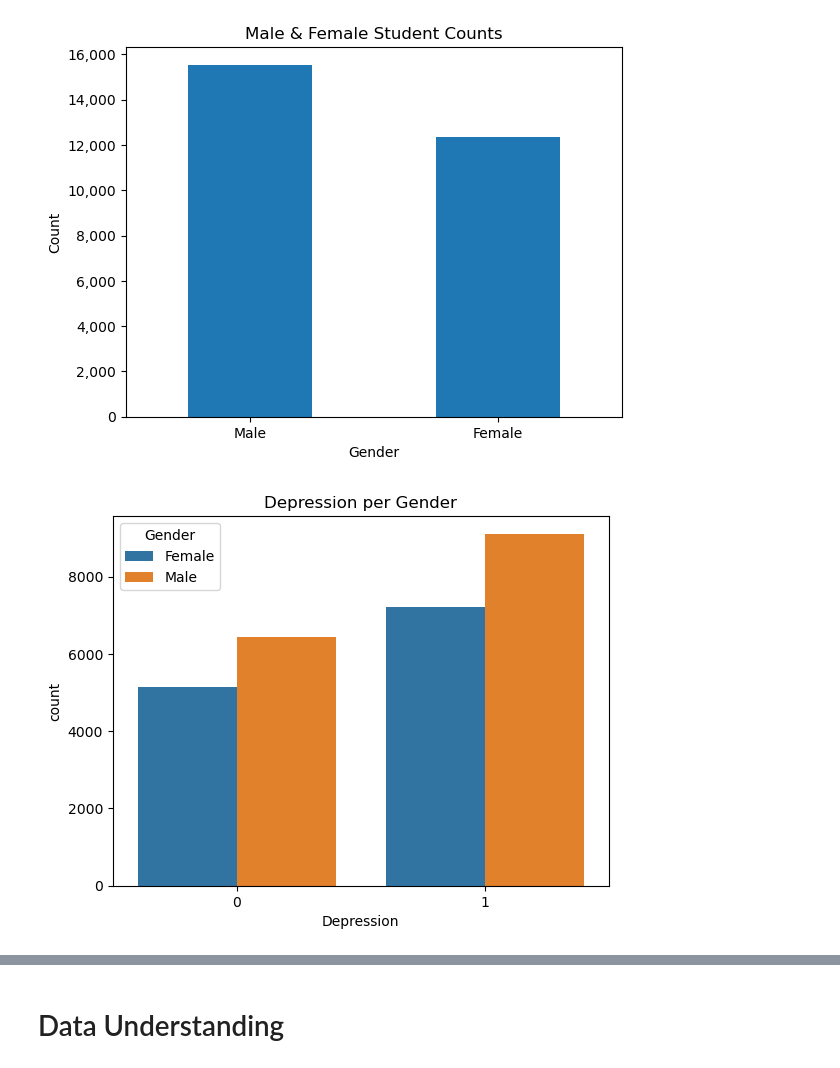
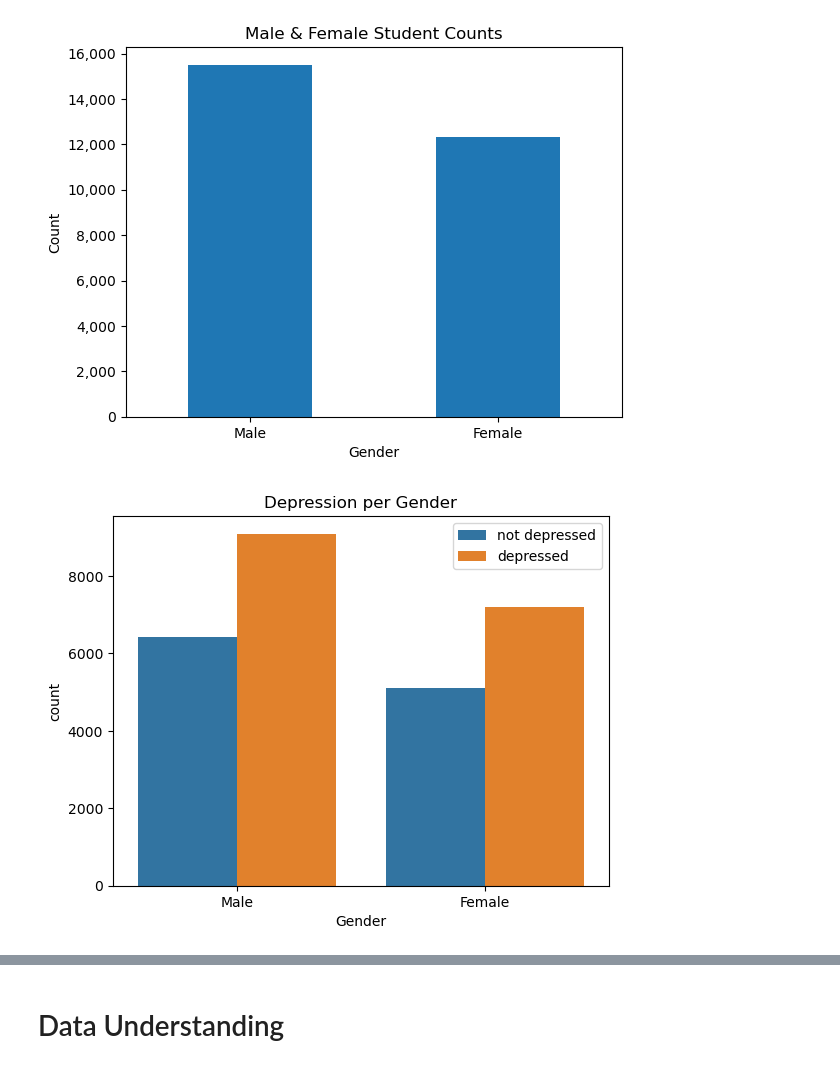
Before and after one commit to Djohnson1313/predicting_student_depression, a Jupyter notebook: predicting_student_depression.ipynb, the cells around one changed output, grey strips where cells are left out. Cells and saved outputs as stored; diff of their text form; code cells hidden in the pictures.

Commit message:
data dist

```diff
--- a/predicting_student_depression.ipynb
+++ b/predicting_student_depression.ipynb
@@ -51,0 +55,6 @@ df = pd.read_csv('student_depression_data.zip')
+# %%
+# this line of code removes the outliers of age in the dataset
+df = df[df['Age'] <= 34]
+# %%
+# this line of code removes entries that are not students, as non-student entries are a very small minority
+df = df[df['Profession'] == 'Student']
@@ -66,11 +77,12 @@ plt.show();
 # %%
 fig, ax = plt.subplots()
 
-sns.countplot(data = df, x = 'Depression', hue = 'Gender')
+sns.countplot(data = df, x = 'Gender', hue = 'Depression')
 ax.set_title('Depression per Gender')
+plt.legend(['not depressed', 'depressed'])
 plt.show();
 # %% [output]
-[figure, old version]
+[figure, new version]
 # %%
 fig, ax = plt.subplots()
 
```
Also changed, not shown: parts of 14 cells of this notebook.
